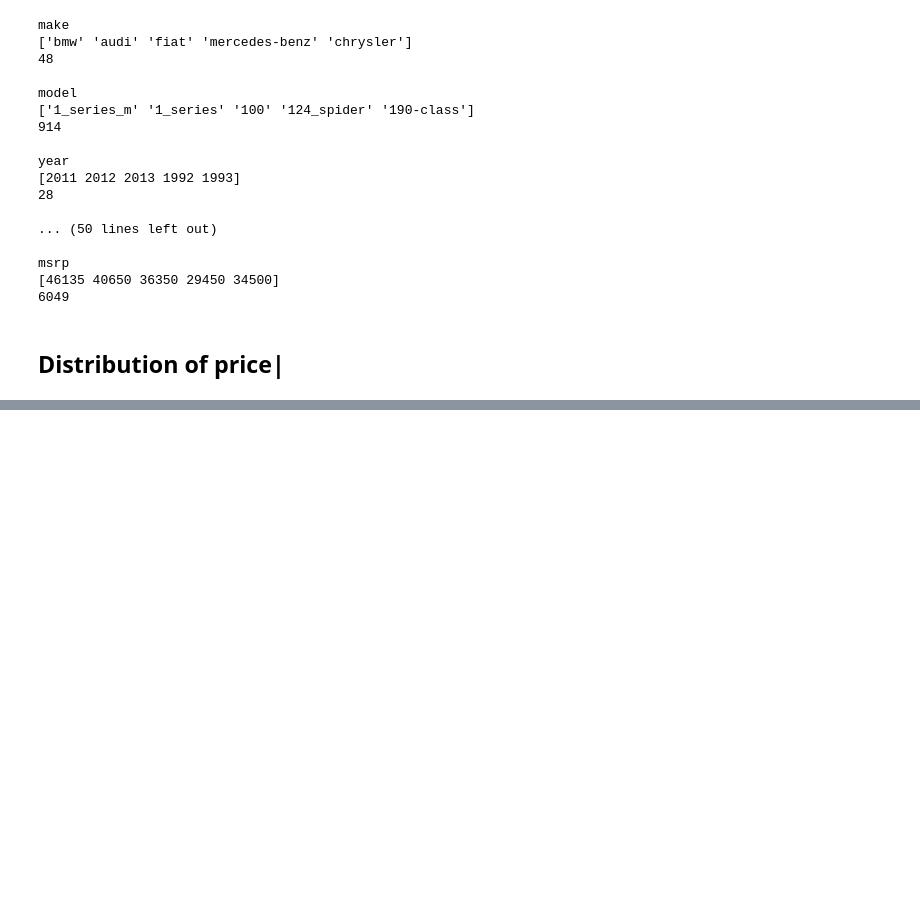
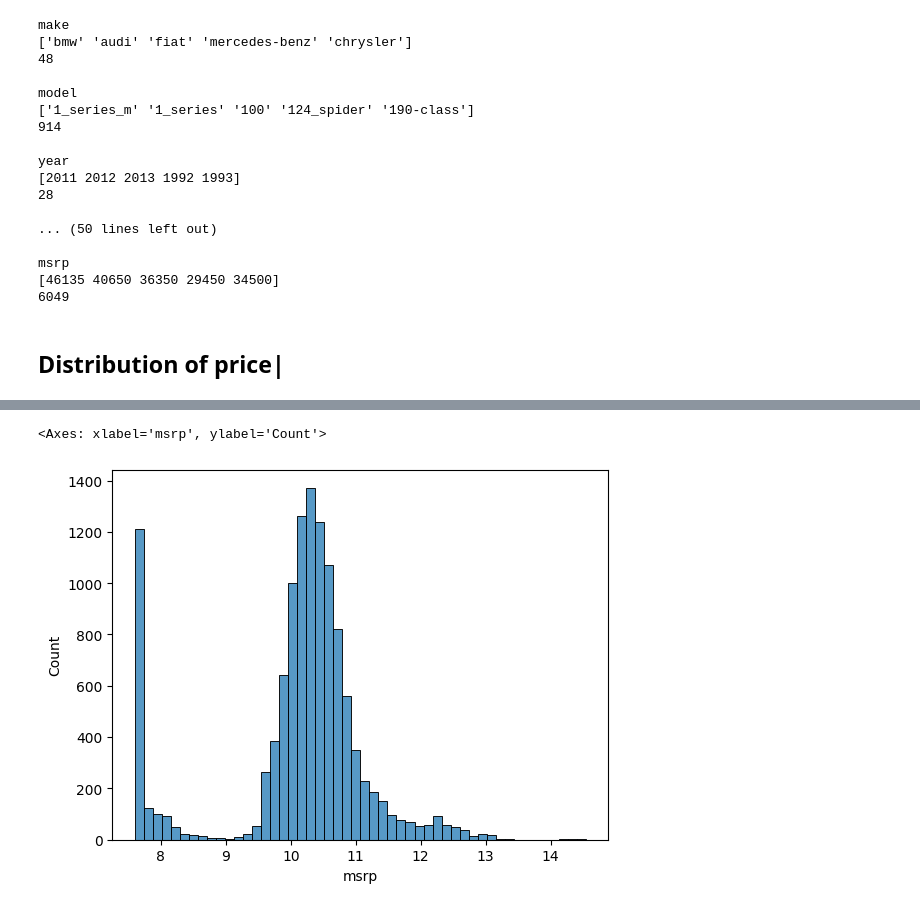
Before and after one commit to moolajide06/machine-learning-zoomcamp-2025, a Jupyter notebook: 02-regression/02-carprice.ipynb, the cells around one changed output, grey strips where cells are left out. Saved outputs shown, nothing was run; the diff lists cells and outputs as text; code cells hidden in the pictures; blank space fills up the shorter version.

```diff
--- a/02-regression/02-carprice.ipynb
+++ b/02-regression/02-carprice.ipynb
@@ -132,0 +145,5 @@ import seaborn as sns
+# %%
+sns.histplot(price_logs, bins = 50)
+# %% [output]
+<Axes: xlabel='msrp', ylabel='Count'>
+[figure, added]
```
Also changed, not shown: parts of 18 cells of this notebook.
